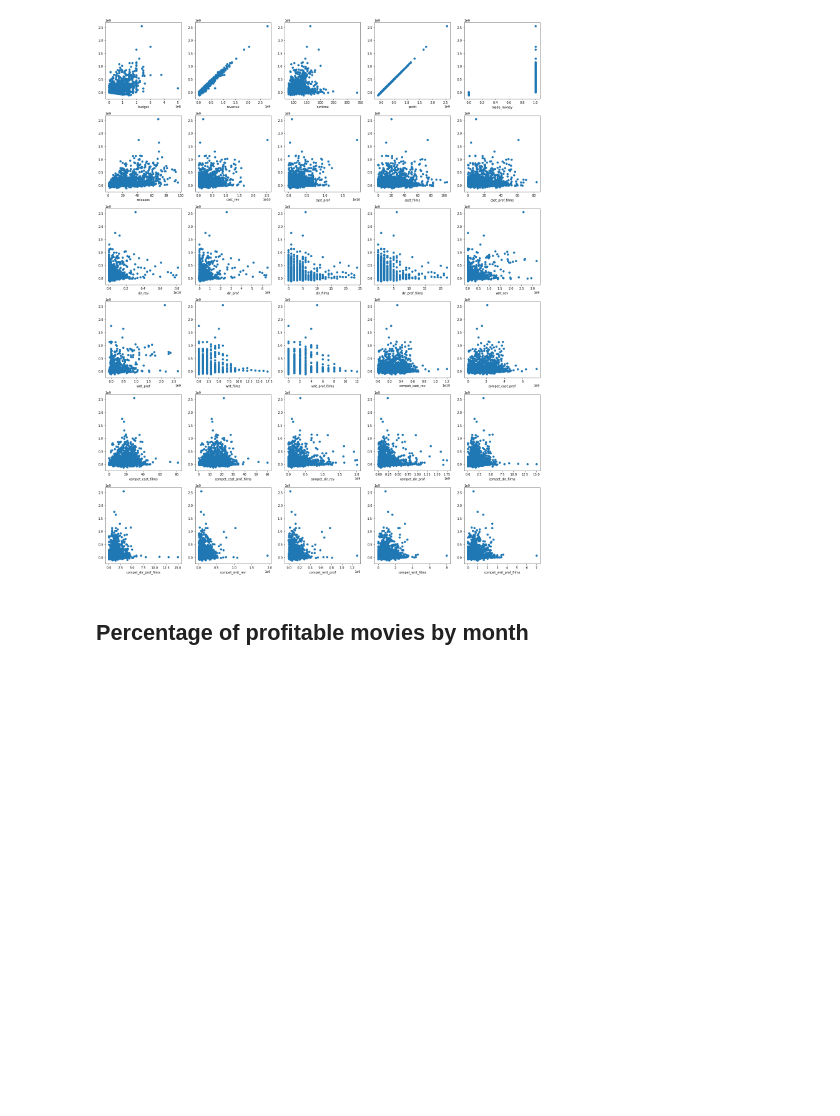
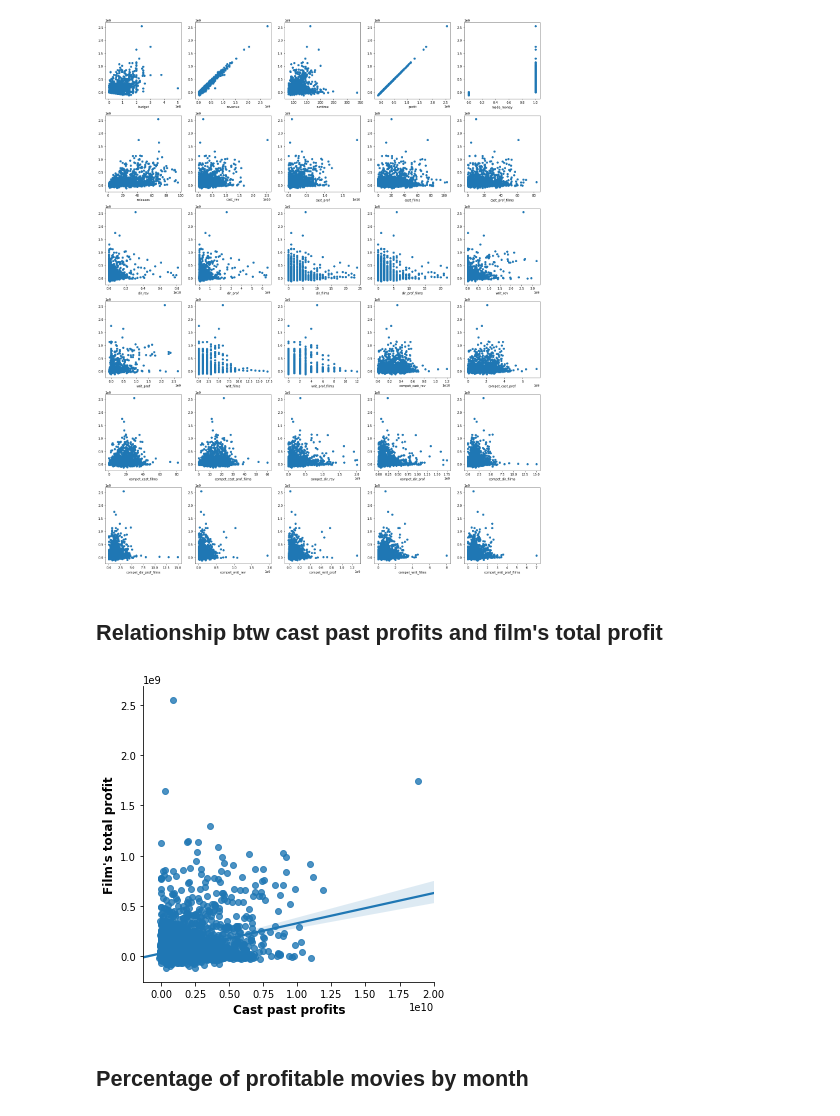
Before and after one commit to ryanlrappa/film-profit-prediction, a Jupyter notebook: jupyter_notebooks/5_EDA.ipynb, the cells around one changed output. Cells and saved outputs as stored; diff of their text form; code cells hidden in the pictures; blank space fills up the shorter version.

```diff
--- a/jupyter_notebooks/5_EDA.ipynb
+++ b/jupyter_notebooks/5_EDA.ipynb
@@ -73,6 +73,17 @@ for ax, col in zip(axs.flatten(), num_cols):
 plt.tight_layout() #can save the image below / zoom in for visibility
 # %% [output]
 [figure]
+# %% [markdown]
+## Relationship btw cast past profits and film's total profit
+# %%
+sns.lmplot('cast_prof', 'profit', df)
+plt.xlabel("Cast past profits", fontweight='bold', fontsize=12)
+plt.ylabel("Film's total profit", fontweight='bold', fontsize=12)
+# plt.ylim(0, 5)  #toggle/adjust for zooming
+# plt.xlim(0, 5)  #toggle/adjust for zooming
+plt.show()
+# %% [output]
+[figure, added]
 # %% [markdown]
 ## Percentage of profitable movies by month
 # %%
```
Also changed, not shown: parts of 17 cells of this notebook.
